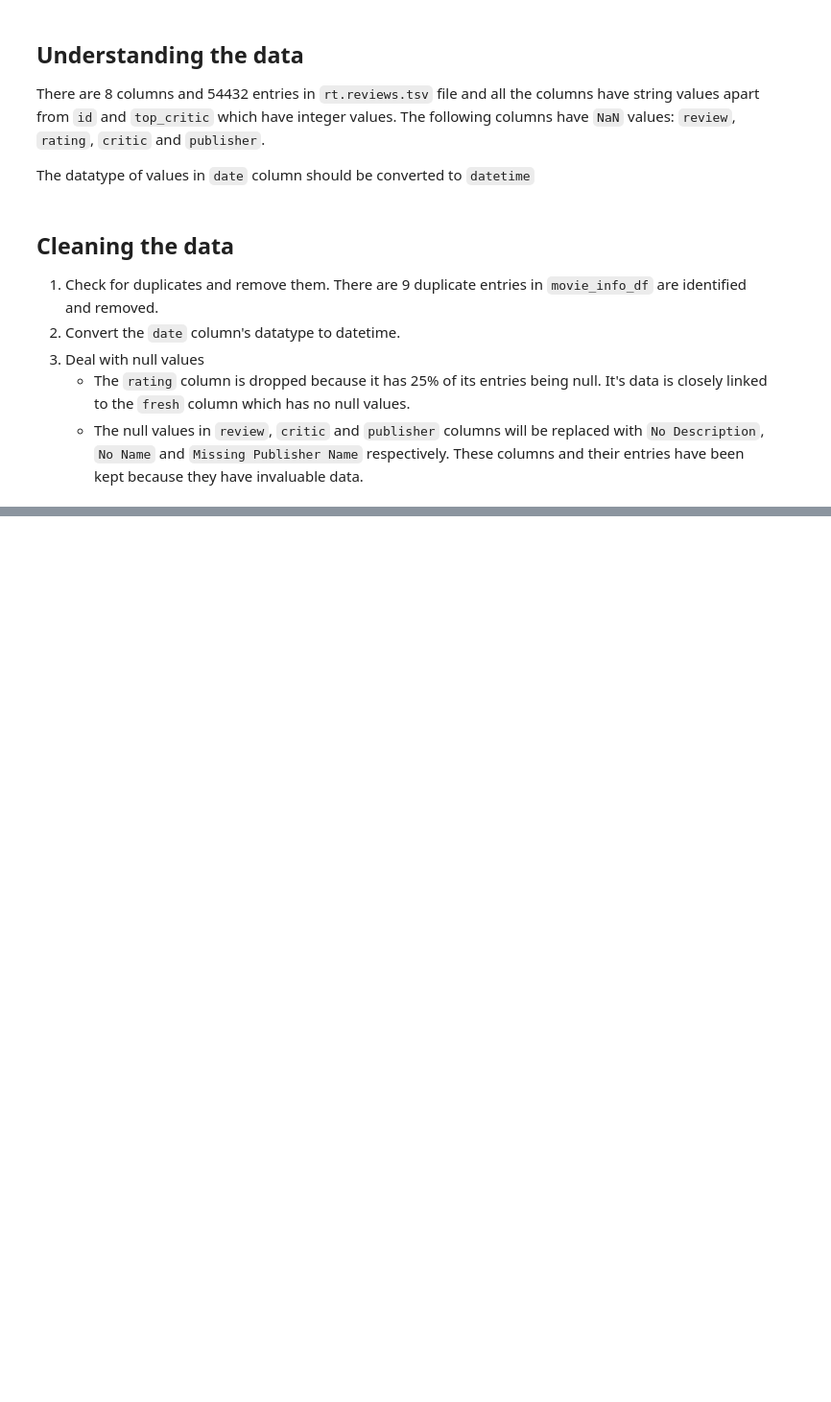
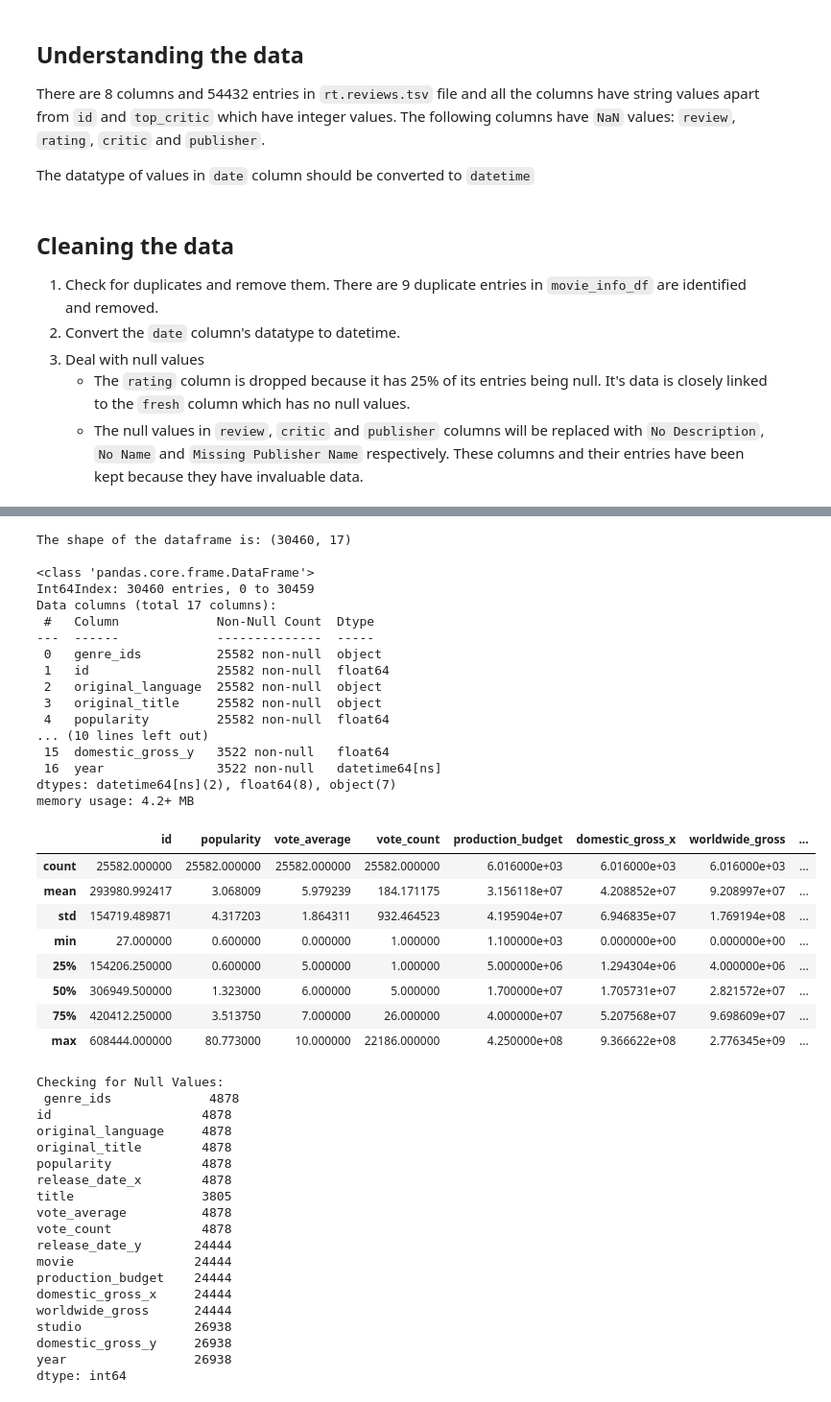
Before and after one commit to GraceKoki/dsc-phase-1-project-v2-4, a Jupyter notebook: student.ipynb, the cells around one changed output, grey strips where cells are left out. Shown at 96% size. Drawn from its saved outputs; the diff is of its cells as text; code cells hidden in the pictures; blank space fills up the shorter version.

```diff
--- a/student.ipynb
+++ b/student.ipynb
@@ -751 +697,6 @@ reviews_df_no_duplicates
 54423 rows × 7 columns
+# %%
+# joined_df = pd.merge(movies_df_no_duplicates, movie_budgets_df, left_on = 'title', right_on ='movie', how='outer')
+merged_df = pd.merge(joined_df, clean_movie_gross_df, on = 'title', how='outer')
+# joined_df.head()
+merged_df.head()
@@ -751,0 +710,48 @@ reviews_df_no_duplicates
+# %%
+dataframe_structure(merged_df)
+# %% [output]
+The shape of the dataframe is: (30460, 17)
+
+<class 'pandas.core.frame.DataFrame'>
+Int64Index: 30460 entries, 0 to 30459
+Data columns (total 17 columns):
+ #   Column             Non-Null Count  Dtype
+---  ------             --------------  -----
+ 0   genre_ids          25582 non-null  object
+ 1   id                 25582 non-null  float64
+ 2   original_language  25582 non-null  object
+ 3   original_title     25582 non-null  object
+ 4   popularity         25582 non-null  float64
+... (10 lines left out)
+ 15  domestic_gross_y   3522 non-null   float64
+ 16  year               3522 non-null   datetime64[ns]
+dtypes: datetime64[ns](2), float64(8), object(7)
+memory usage: 4.2+ MB
+|  | id | popularity | vote_average | vote_count | production_budget | domestic_gross_x | worldwide_gross | ... |
+| count | 25582.000000 | 25582.000000 | 25582.000000 | 25582.000000 | 6.016000e+03 | 6.016000e+03 | 6.016000e+03 | ... |
+| mean | 293980.992417 | 3.068009 | 5.979239 | 184.171175 | 3.156118e+07 | 4.208852e+07 | 9.208997e+07 | ... |
+| std | 154719.489871 | 4.317203 | 1.864311 | 932.464523 | 4.195904e+07 | 6.946835e+07 | 1.769194e+08 | ... |
+| min | 27.000000 | 0.600000 | 0.000000 | 1.000000 | 1.100000e+03 | 0.000000e+00 | 0.000000e+00 | ... |
+| 25% | 154206.250000 | 0.600000 | 5.000000 | 1.000000 | 5.000000e+06 | 1.294304e+06 | 4.000000e+06 | ... |
+| 50% | 306949.500000 | 1.323000 | 6.000000 | 5.000000 | 1.700000e+07 | 1.705731e+07 | 2.821572e+07 | ... |
+| 75% | 420412.250000 | 3.513750 | 7.000000 | 26.000000 | 4.000000e+07 | 5.207568e+07 | 9.698609e+07 | ... |
+| max | 608444.000000 | 80.773000 | 10.000000 | 22186.000000 | 4.250000e+08 | 9.366622e+08 | 2.776345e+09 | ... |
+Checking for Null Values:
+ genre_ids             4878
+id                    4878
+original_language     4878
+original_title        4878
+popularity            4878
+release_date_x        4878
+title                 3805
+vote_average          4878
+vote_count            4878
+release_date_y       24444
+movie                24444
+production_budget    24444
+domestic_gross_x     24444
+worldwide_gross      24444
+studio               26938
+domestic_gross_y     26938
+year                 26938
+dtype: int64
```
Also changed, not shown: parts of 31 cells of this notebook.
